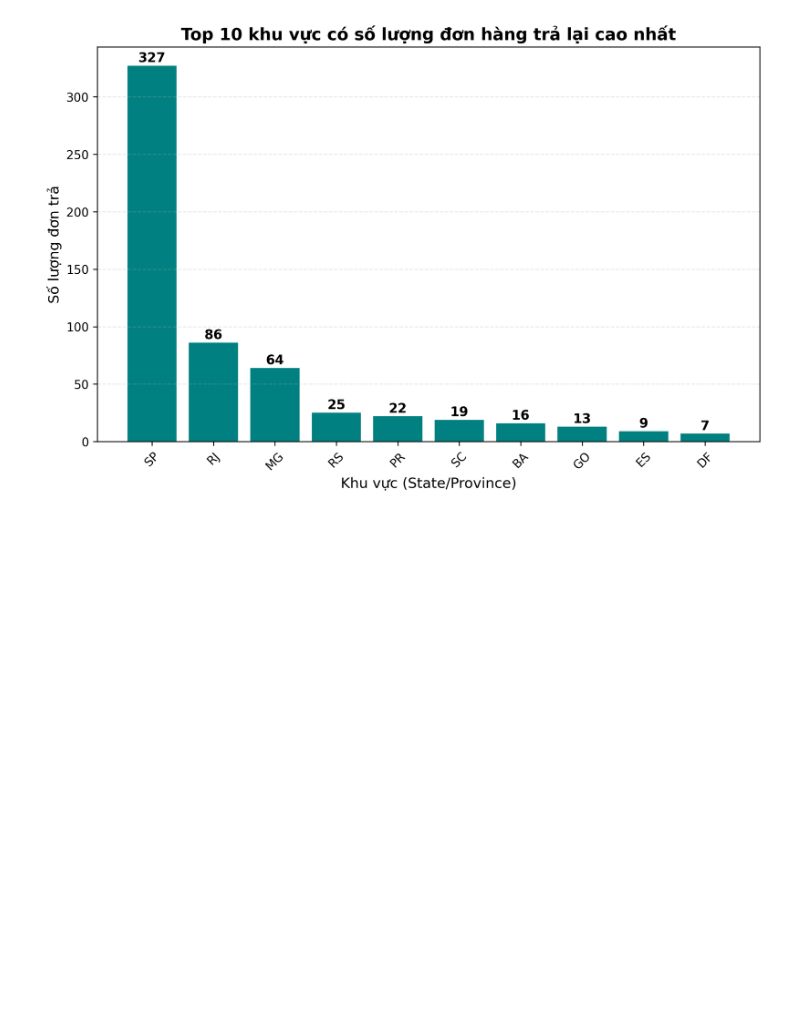
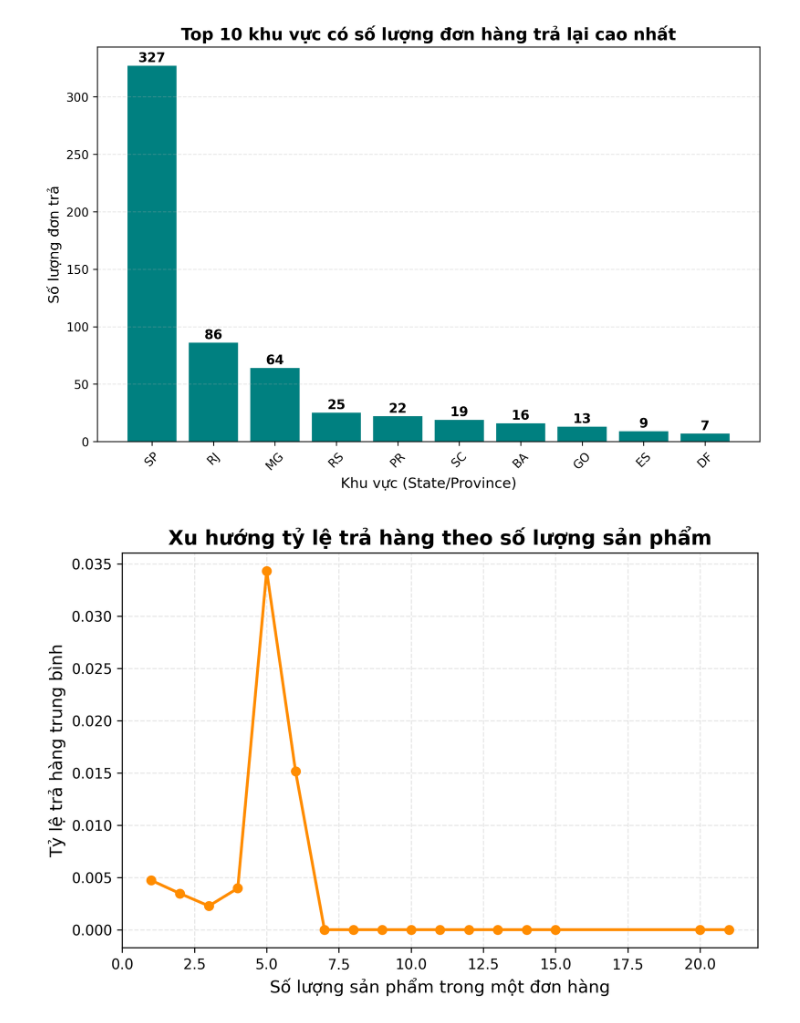
Before and after one commit to lkbdayyy/return-prediction, a Jupyter notebook: notebooks/01_eda.ipynb, the cells around one changed output. Drawn from its saved outputs; the diff is of its cells as text; code cells hidden in the pictures; blank space fills up the shorter version.

```diff
--- a/notebooks/01_eda.ipynb
+++ b/notebooks/01_eda.ipynb
@@ -16,3 +18,9 @@ plt.figure(figsize=(10,6))
 plt.show()
 # %% [output]
 [figure]
+# %%
+# Xu hướng trả hàng
+plt.plot(trend_data)
+plt.show()
+# %% [output]
+[figure, added]
```
Also changed, not shown: parts of 5 cells of this notebook, 5 other files.
